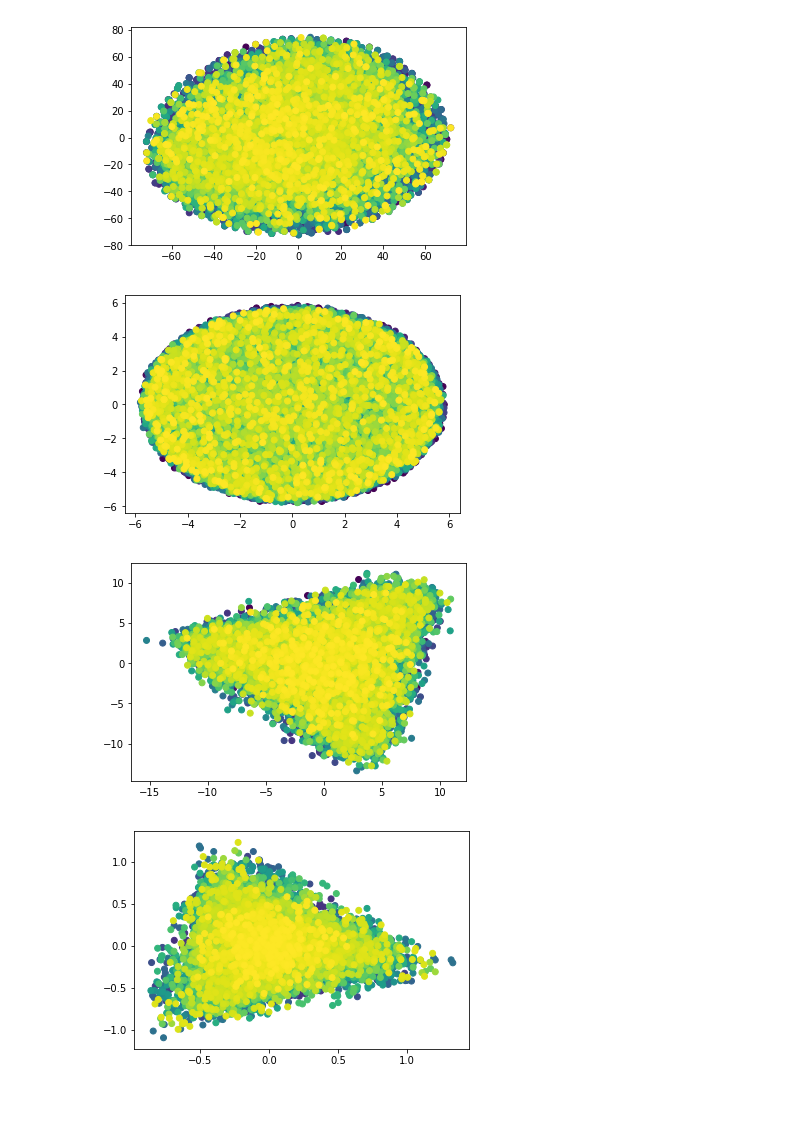
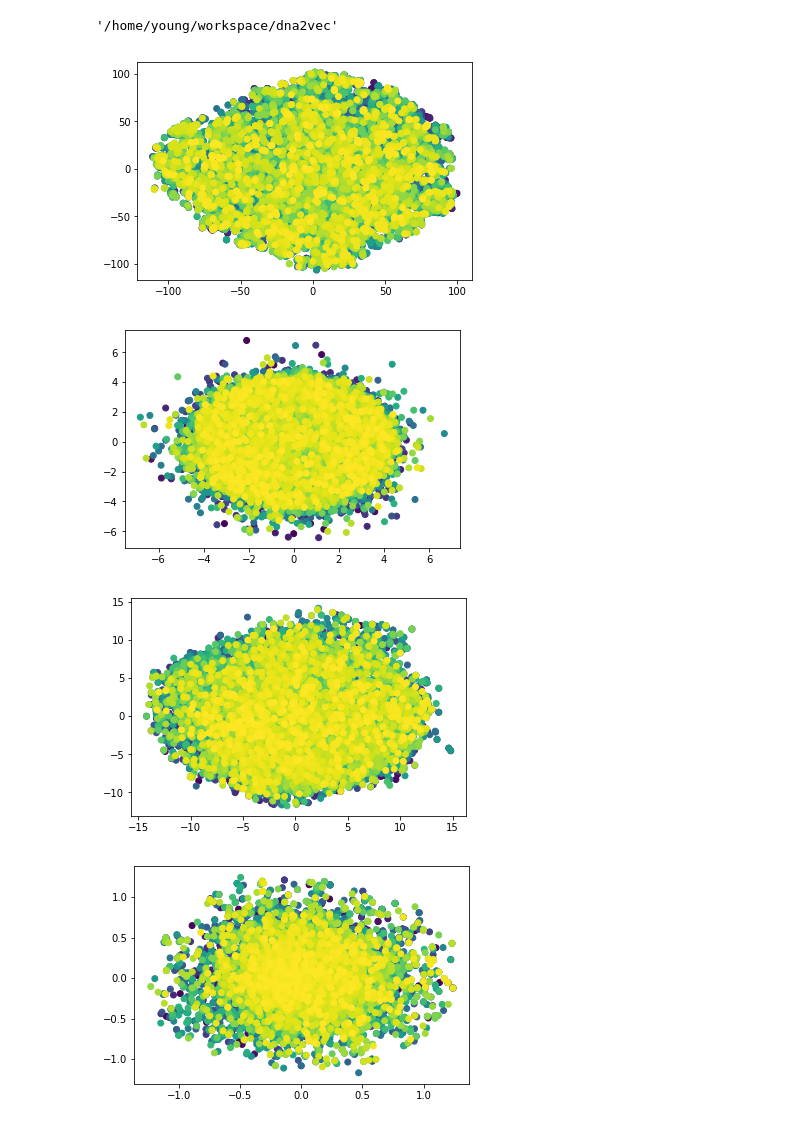
Before and after one commit to WooYoung94/DNA-alignment, a Jupyter notebook: report/DNA_dimensionality_reduction_2D (dna2vec).ipynb, the cells around one changed output. Cells and saved outputs as stored; diff of their text form; code cells hidden in the pictures.

```diff
--- a/report/DNA_dimensionality_reduction_2D (dna2vec).ipynb
+++ b/report/DNA_dimensionality_reduction_2D (dna2vec).ipynb
@@ -8,7 +8,11 @@ from sklearn.manifold import Isomap
 from sklearn.manifold import SpectralEmbedding
 import matplotlib.pyplot as plt
 
+sys.path.insert(0, '/home/young/workspace/dna2vec')
 from dna2vec.multi_k_model import MultiKModel
+sys.path.pop(0)
+# %% [output]
+'/home/young/workspace/dna2vec'
 # %%
 modelPath = '~/workspace/dna2vec/pretrained/dna2vec-20161219-0153-k3to8-100d-10c-29320Mbp-sliding-Xat.w2v'
 mk_model = MultiKModel(modelPath)
@@ -25,8 +29,10 @@ idxs = list()
 
 for idx in range(0, len(sequence) - SEQLENGTH):
 
-    idxs.append(idx)
-    vecs.append(mk_model.vector(sequence[idx:idx + SEQLENGTH]))
+    if not 'N' in sequence[idx:idx + SEQLENGTH]:
+
+        idxs.append(idx)
+        vecs.append(mk_model.vector(sequence[idx:idx + SEQLENGTH]))
 
 vecs = np.array(vecs)
 idxs = np.array(idxs)
@@ -35,22 +41,22 @@ embedding_tsne = TSNE(n_components = 2).fit_transform(vecs)
 plt.scatter(embedding_tsne[:,0], embedding_tsne[:,1], c = idxs)
 plt.show()
 # %% [output]
-[figure, old version]
+[figure, new version]
 # %%
-embedding_mds = MDS(n_components = 2, n_jobs = 20).fit_transform(vecs)
+embedding_mds = MDS(n_components = 2, n_jobs = 40).fit_transform(vecs)
 plt.scatter(embedding_mds[:,0], embedding_mds[:,1], c = idxs)
 plt.show()
 # %% [output]
-[figure, old version]
+[figure, new version]
 # %%
-embedding_isomap = Isomap(n_neighbors = 5, n_components = 2, n_jobs = 20).fit_transform(vecs)
+embedding_isomap = Isomap(n_neighbors = 5, n_components = 2, n_jobs = 40).fit_transform(vecs)
 plt.scatter(embedding_isomap[:,0], embedding_isomap[:,1], c = idxs)
 plt.show()
 # %% [output]
-[figure, old version]
+[figure, new version]
 # %%
-embedding_spectral = SpectralEmbedding(n_components = 2, n_jobs = 20).fit_transform(vecs)
+embedding_spectral = SpectralEmbedding(n_components = 2, n_jobs = 40).fit_transform(vecs)
 plt.scatter(embedding_spectral[:,0], embedding_spectral[:,1], c = idxs)
 plt.show()
 # %% [output]
-[figure, old version]
+[figure, new version]
```
